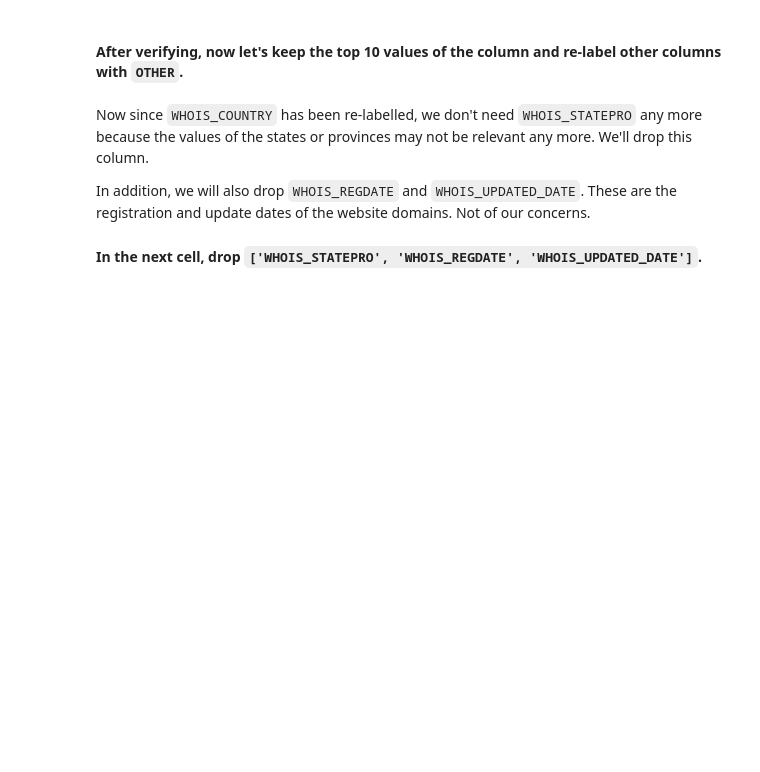
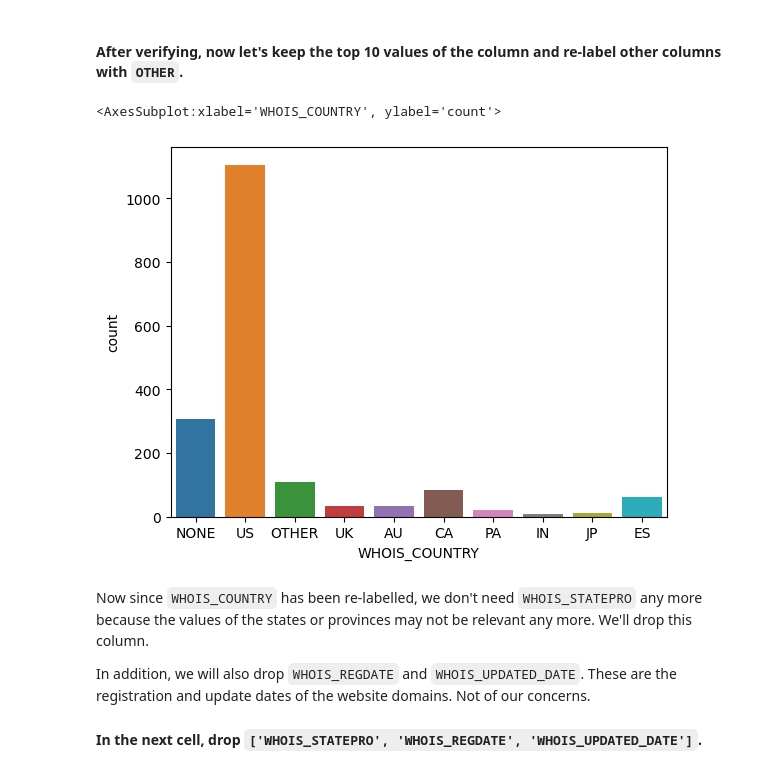
Before and after one commit to jdediegoAb/dataptmad0522_labs, a Jupyter notebook: module-3/supervised-learning/your-code/main.ipynb, the cells around one changed output. Drawn from its saved outputs; the diff is of its cells as text; code cells hidden in the pictures; blank space fills up the shorter version.

```diff
--- a/module-3/supervised-learning/your-code/main.ipynb
+++ b/module-3/supervised-learning/your-code/main.ipynb
@@ -204,3 +281,13 @@ The `WHOIS_COUNTRY` column happens to be this case. You can verify it by print a
+# %%
+# Your code here
+co = websites3['WHOIS_COUNTRY'].value_counts().head(10).index
+
+websites3['WHOIS_COUNTRY'] = websites3['WHOIS_COUNTRY'].apply(lambda x: x if x in co else 'OTHER')
+
+sns.countplot(data=websites3, x="WHOIS_COUNTRY")
+# %% [output]
+<AxesSubplot:xlabel='WHOIS_COUNTRY', ylabel='count'>
+[figure, added]
 # %% [markdown]
 Now since `WHOIS_COUNTRY` has been re-labelled, we don't need `WHOIS_STATEPRO` any more because the values of the states or provinces may not be relevant any more. We'll drop this column.
 
```
Also changed, not shown: parts of 34 cells of this notebook.
